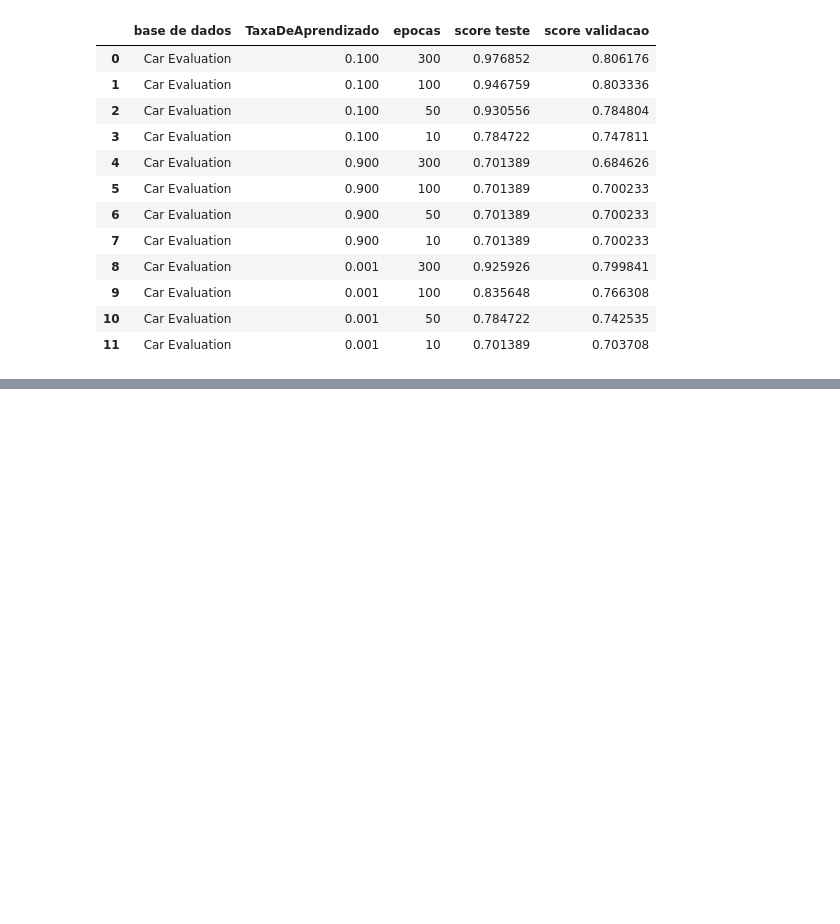
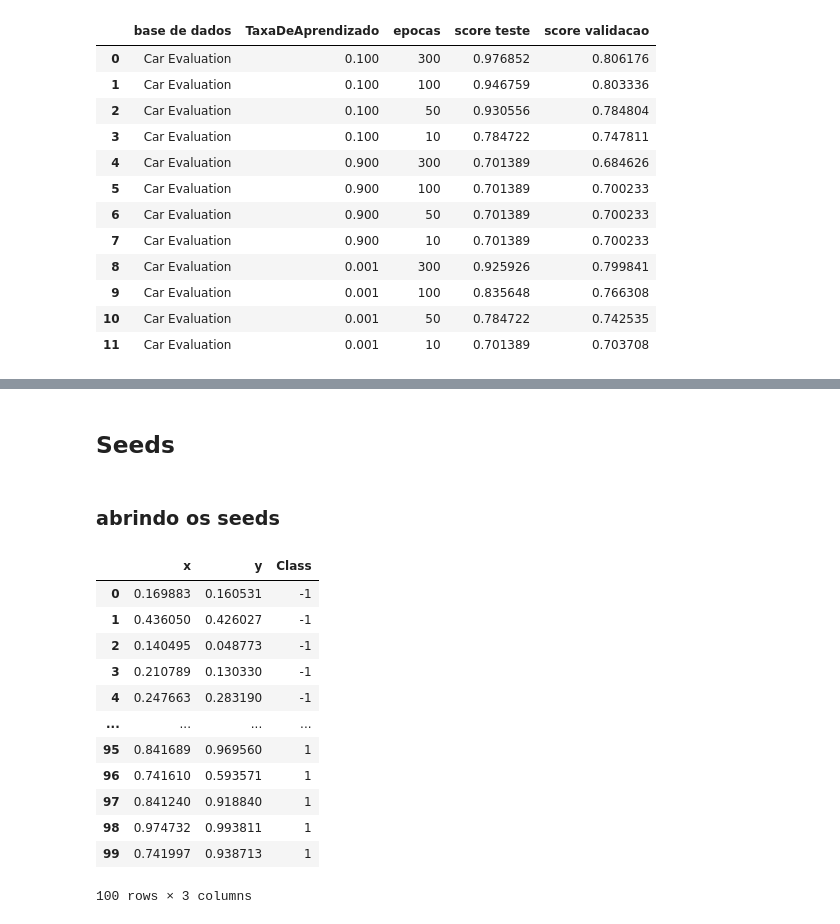
Before and after one commit to rtomazini42/scriptsAleatoriosPy, a Jupyter notebook: AIAUFRPELC_Renan_Tomazini.ipynb, the cells around one changed output, grey strips where cells are left out. Saved outputs shown, nothing was run; the diff lists cells and outputs as text; code cells hidden in the pictures; blank space fills up the shorter version.

```diff
--- a/AIAUFRPELC_Renan_Tomazini.ipynb
+++ b/AIAUFRPELC_Renan_Tomazini.ipynb
@@ -825,0 +919,21 @@ df
+# %% [markdown]
+## Seeds
+# %% [markdown]
+### abrindo os seeds
+# %%
+df = pd.read_csv('base1.txt',sep = "\t", names = ['x','y', 'Class'])
+df
+# %% [output]
+|  | x | y | Class |
+| 0 | 0.169883 | 0.160531 | -1 |
+| 1 | 0.436050 | 0.426027 | -1 |
+| 2 | 0.140495 | 0.048773 | -1 |
+| 3 | 0.210789 | 0.130330 | -1 |
+| 4 | 0.247663 | 0.283190 | -1 |
+| ... | ... | ... | ... |
+| 95 | 0.841689 | 0.969560 | 1 |
+| 96 | 0.741610 | 0.593571 | 1 |
+| 97 | 0.841240 | 0.918840 | 1 |
+| 98 | 0.974732 | 0.993811 | 1 |
+| 99 | 0.741997 | 0.938713 | 1 |
+100 rows × 3 columns
```
Also changed, not shown: parts of 31 cells of this notebook.
